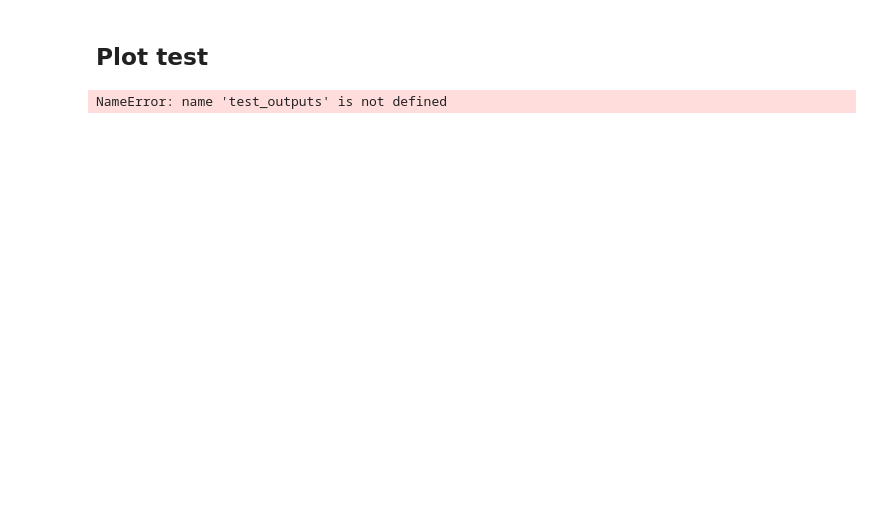
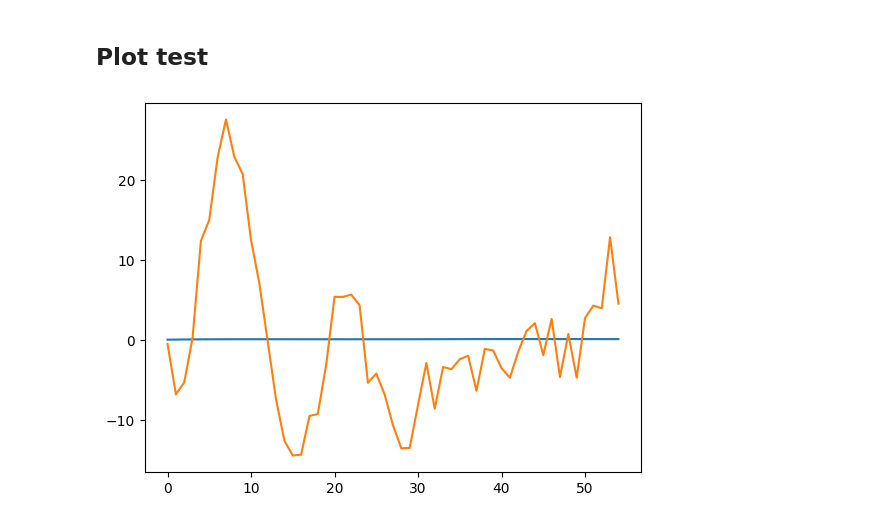
Before and after one commit to LucasTexier/Optiver_challenge, a Jupyter notebook: Optiver_challenge.ipynb, the cells around one changed output. Drawn from its saved outputs; the diff is of its cells as text; code cells hidden in the pictures; blank space fills up the shorter version.

```diff
--- a/Optiver_challenge.ipynb
+++ b/Optiver_challenge.ipynb
@@ -259,6 +259,7 @@ for i in range(len(dates_groupes)):
         dates_groupes[i][k]['imbalance_velocity'] = dates_groupes[i][k]['imbalance_size'].diff().fillna(0)
         dates_groupes[i][k]['ask_velocity'] = dates_groupes[i][k]['ask_price'].diff().fillna(0)
         dates_groupes[i][k]['imbalance_acceleration'] = dates_groupes[i][k]['imbalance_velocity'].diff().fillna(0)
+        dates_groupes[i][k]['wap_velocity'] = dates_groupes[i][k]['wap'].diff().fillna(0)
         dates_groupes[i][k] = dates_groupes[i][k].drop(['time_id','date_id','target','seconds_in_bucket'],axis = 1)
         #if k != 0 :
             #dates_groupes[i][k] = dates_groupes[i][k].drop(['seconds_in_bucket'],axis = 1)
@@ -283,7 +284,7 @@ for i in range(len(target)) :
 Stock missing data stored in "stock_id_manquant"
 We are inserting lists of 0 for missing stock and we will give less weights for our RNN conerning the stocks were proportionnaly to missing data.
 # %%
-colonn_number = 17
+colonn_number = 18
 
 def inser_0_list(data,day,second_in_bucket,stock):
     list_to_add = [0]*colonn_number
@@ -399,9 +412,9 @@ input_data = torch.tensor(np.array(dates_groupes[:470]),dtype=torch.float32)
 output_labels = torch.tensor(np.array(target[:470]),dtype=torch.float32)
 #print(input_data.size())
 input_size = vector_size
-hidden_size = 300
+hidden_size = 200
 output_size = 200
-num_layers = 7
+num_layers = 5
 
 
 model = MyLSTM(input_size, hidden_size, output_size,num_layers)
@@ -458,11 +469,11 @@ Test Loss: 6.338156223297119
 # %% [markdown]
 ## Plot test
 # %%
-Y1 = [row[3] for row in test_outputs[2]]
-Y2 = [row[3] for row in test_output_labels[2]]
+Y1 = [row[2] for row in test_outputs[2]]
+Y2 = [row[2] for row in test_output_labels[2]]
 
 plt.plot(Y1)
 plt.plot(Y2)
 plt.show()
 # %% [output]
-NameError: name 'test_outputs' is not defined
+[figure, added]
```
Also changed, not shown: parts of 5 cells of this notebook.
